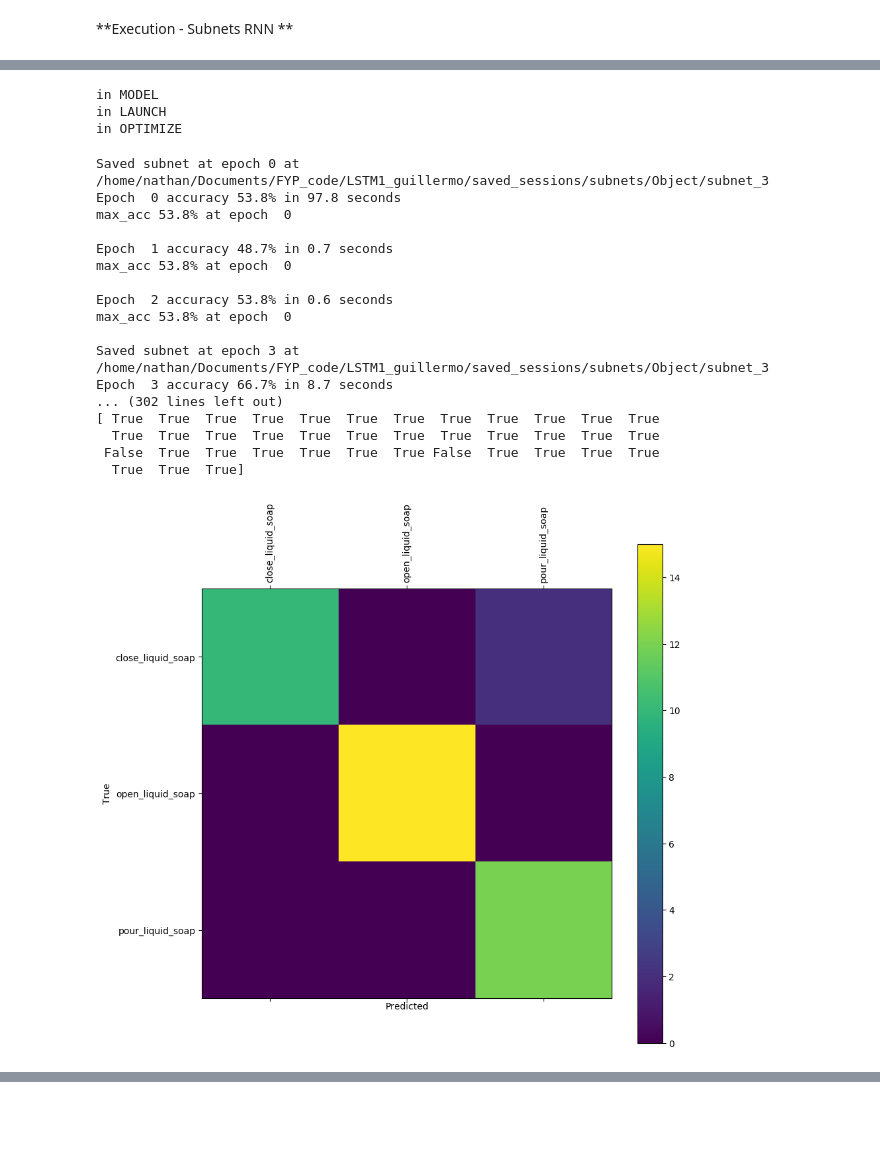
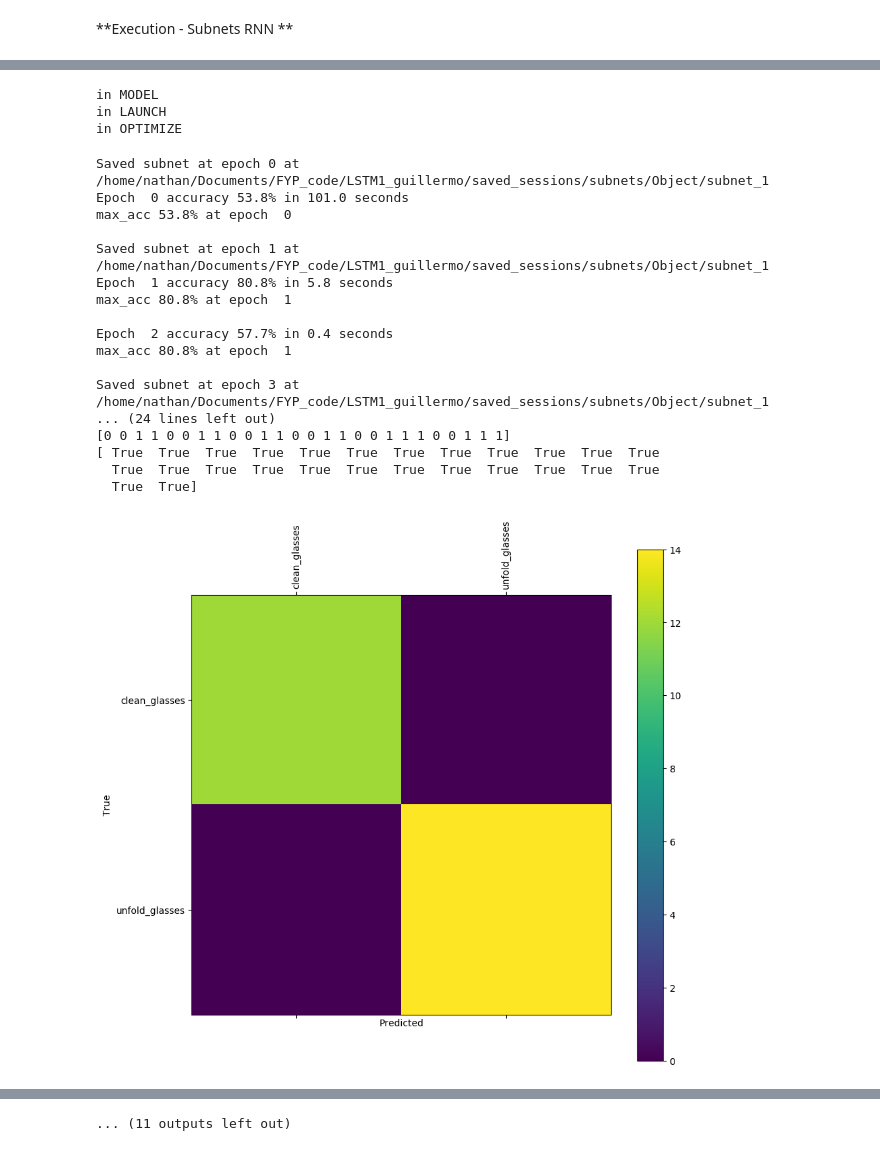
Before and after one commit to natoucs/FYP, a Jupyter notebook: object_group_net.ipynb, the cells around one changed output, grey strips where cells are left out. Saved outputs shown, nothing was run; the diff lists cells and outputs as text; code cells hidden in the pictures; blank space fills up the shorter version.

Commit message:
whole subnet architecture finished

```diff
--- a/object_group_net.ipynb
+++ b/object_group_net.ipynb
@@ -35,7 +35,7 @@ seq_max_len = padding_size # Sequence max length
 n_hidden = 100 # hidden layer num of features
 max_seq_l = 120
 
-p_dropout = 0.2 #1 #0.8
+p_dropout = 0.8
 # %%
 #Extract action-to-group dictionary & group labels
 def action_to_group (location, family):
@@ -202,14 +202,14 @@ def dynamicRNN(x, seqlen, weights, biases, keep_prob):
     lstm_cell = tf.nn.rnn_cell.BasicLSTMCell(n_hidden)
 
     #Operator adding dropout to inputs and outputs of the given cell.
-    lstm = rnn_cell.DropoutWrapper(lstm_cell, output_keep_prob=keep_prob)
+    lstm_cell_dropout = rnn_cell.DropoutWrapper(lstm_cell, output_keep_prob = keep_prob)
 
     #Added to have 2 layers LSTM, not used here.
     layers = 1
-    cell = tf.nn.rnn_cell.MultiRNNCell([lstm_cell] * layers)
+    final_cell = tf.nn.rnn_cell.MultiRNNCell([lstm_cell_dropout] * layers)
 
     # Get lstm cell output, providing 'sequence_length' will perform dynamic calculation.
-    outputs, states = tf.contrib.rnn.static_rnn(lstm_cell, x, dtype=tf.float32, sequence_length=seqlen)
+    outputs, states = tf.contrib.rnn.static_rnn(final_cell, x, dtype=tf.float32, sequence_length=seqlen)
 
     # When performing dynamic calculation, we must retrieve the last
     # dynamically computed output, i.e, if a sequence length is 10, we need
@@ -304,6 +304,13 @@ def doMyRNN(location, family, group_number):
     # Initializing the variables
     init = tf.global_variables_initializer()
 
+    #Create a saver object which will save all the variables
+    saver = tf.train.Saver()
+    if group_number == -1 :
+        saved_path = directory + 'saved_sessions/group_RNN/' + family
+    else:
+        saved_path = directory + 'saved_sessions/subnets/' + family + '/subnet_' + str(group_number)
+
     # Launch the graph
     with tf.Session() as sess:
 
@@ -342,10 +349,8 @@ def doMyRNN(location, family, group_number):
                 true_labels = np.asarray( [ np.where(r==1)[0][0] for r in test_labels ], dtype=np.int64)
 
                 #Save best
-                saver = tf.train.Saver() #Create a saver object which will save all the variables
-                location = directory + 'saved_sessions/subnets/' + family + '/subnet_' + str(group_number)
-                saver.save(sess, location)
-                print('Saved subnet at epoch ' + str(epoch) + ' at ' + location)
+                saver.save(sess, saved_path)
+                print('Saved subnet at epoch ' + str(epoch) + ' at ' + saved_path)
 
             print('Epoch {:2d} accuracy {:3.1f}% in {:3.1f} seconds'.format(epoch, 100 * test_acc, time.time() - start))
             print('max_acc {:3.1f}% at epoch {:2d} \n'.format(max_acc*100, max_epoch))
@@ -470,47 +506,50 @@ for i in range(26):
     group_sub_labels = get_group_labels(i)
     print(group_sub_labels)
 """
 
 #Subnets are just like the orginal RNN but with a selected number of training samples from training.txt and testing.txt
 
 location = directory + 'labels/grouping_1/object_group_labels.txt'
 (atog, g_labels) = action_to_group(location, family)
 
-#do a for group_number in range(max(atog)+1):
-group_number = 3
-num_classes = atog.count(group_number) #number of classes
-group_sub_labels = get_group_labels(group_number) #labels of classes (inside this group)
+#Only build subnet for groups with more than 1 element
+gtoa = group_to_action(atog);
+groups_with_subnet =  [i for i, value in enumerate(gtoa) if len(value)>1]
 
-if num_classes > 1: #don't train RNN with 1 output
+for group_number in groups_with_subnet:
 
+    num_classes = gtoa[group_number] #number of classes
+    group_sub_labels = get_group_labels(group_number) #labels of classes (inside this group)
+
+    #trained subnet saved in doMyRNN
     (labels, pred_labels, true_labels) = doMyRNN(location, family, group_number)
 
     #Evaluating subnet
     acc = np.mean(np.equal(true_labels, pred_labels))
     print('Group %i "%s" - %s - accuracy: %.2f %%' % (group_number, g_labels[group_number], group_sub_labels, float(100*acc)))
     print(pred_labels)
     print(true_labels)
     print(np.equal(true_labels, pred_labels))
     confusion_mtx(true_labels, pred_labels, group_sub_labels)
 # %% [output]
 in MODEL
 in LAUNCH
 in OPTIMIZE
-Saved subnet at epoch 0 at /home/nathan/Documents/FYP_code/LSTM1_guillermo/saved_sessions/subnets/Object/subnet_3
-Epoch  0 accuracy 53.8% in 97.8 seconds
+Saved subnet at epoch 0 at /home/nathan/Documents/FYP_code/LSTM1_guillermo/saved_sessions/subnets/Object/subnet_1
+Epoch  0 accuracy 53.8% in 101.0 seconds
 max_acc 53.8% at epoch  0
 
-Epoch  1 accuracy 48.7% in 0.7 seconds
-max_acc 53.8% at epoch  0
+Saved subnet at epoch 1 at /home/nathan/Documents/FYP_code/LSTM1_guillermo/saved_sessions/subnets/Object/subnet_1
+Epoch  1 accuracy 80.8% in 5.8 seconds
+max_acc 80.8% at epoch  1
 
-Epoch  2 accuracy 53.8% in 0.6 seconds
-max_acc 53.8% at epoch  0
+Epoch  2 accuracy 57.7% in 0.4 seconds
+max_acc 80.8% at epoch  1
 
-Saved subnet at epoch 3 at /home/nathan/Documents/FYP_code/LSTM1_guillermo/saved_sessions/subnets/Object/subnet_3
-Epoch  3 accuracy 66.7% in 8.7 seconds
-... (302 lines left out)
+Saved subnet at epoch 3 at /home/nathan/Documents/FYP_code/LSTM1_guillermo/saved_sessions/subnets/Object/subnet_1
+... (24 lines left out)
+[0 0 1 1 0 0 1 1 0 0 1 1 0 0 1 1 0 0 1 1 1 0 0 1 1 1]
 [ True  True  True  True  True  True  True  True  True  True  True  True
   True  True  True  True  True  True  True  True  True  True  True  True
- False  True  True  True  True  True  True False  True  True  True  True
-  True  True  True]
+  True  True]
-[figure, old version]
+[figure, new version]
@@ -516,0 +645 @@ Epoch  3 accuracy 66.7% in 8.7 seconds
+... (11 outputs left out)
```
Also changed, not shown: parts of 12 cells of this notebook, 44 other files.
